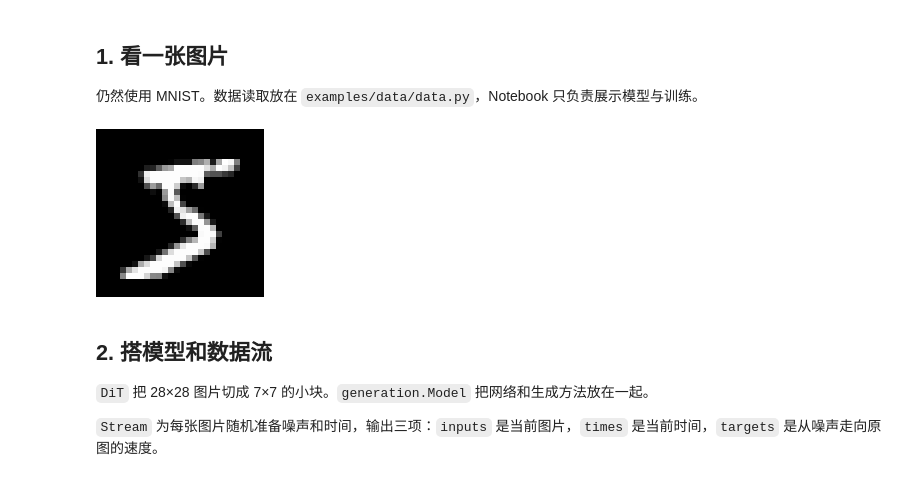
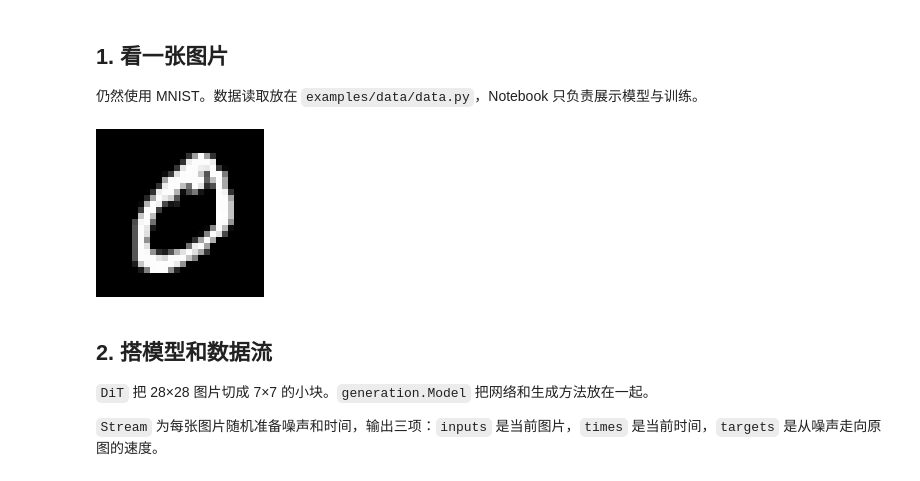
Before and after one commit to utai-utai/Qutai, a Jupyter notebook: examples/lm/dit.ipynb, the cells around one changed output. Cells and saved outputs as stored; diff of their text form; code cells hidden in the pictures.

```diff
--- a/examples/lm/dit.ipynb
+++ b/examples/lm/dit.ipynb
@@ -14,10 +14,10 @@ device = "apple"
 
 仍然使用 MNIST。数据读取放在 `examples/data/data.py`，Notebook 只负责展示模型与训练。
 # %%
-images, _ = load_mnist("train")
-visualization.Image.from_tensor(images[0], value_range=(0, 1))
+images, labels = load_mnist("train")
+visualization.Image.from_tensor(images[1], value_range=(0, 1))
 # %% [output]
-[figure, old version]
+[figure, new version]
 # %% [markdown]
 ## 2. 搭模型和数据流
 
```
Also changed, not shown: parts of 4 cells of this notebook.
